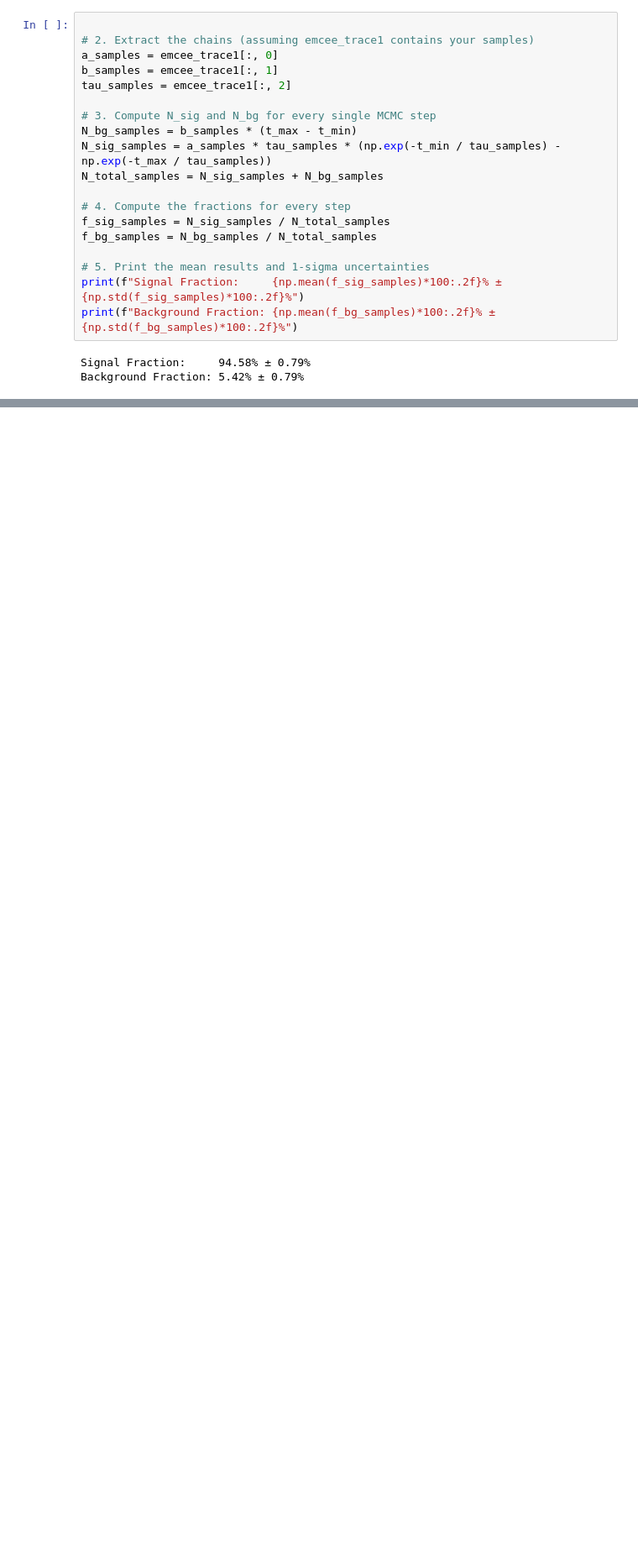
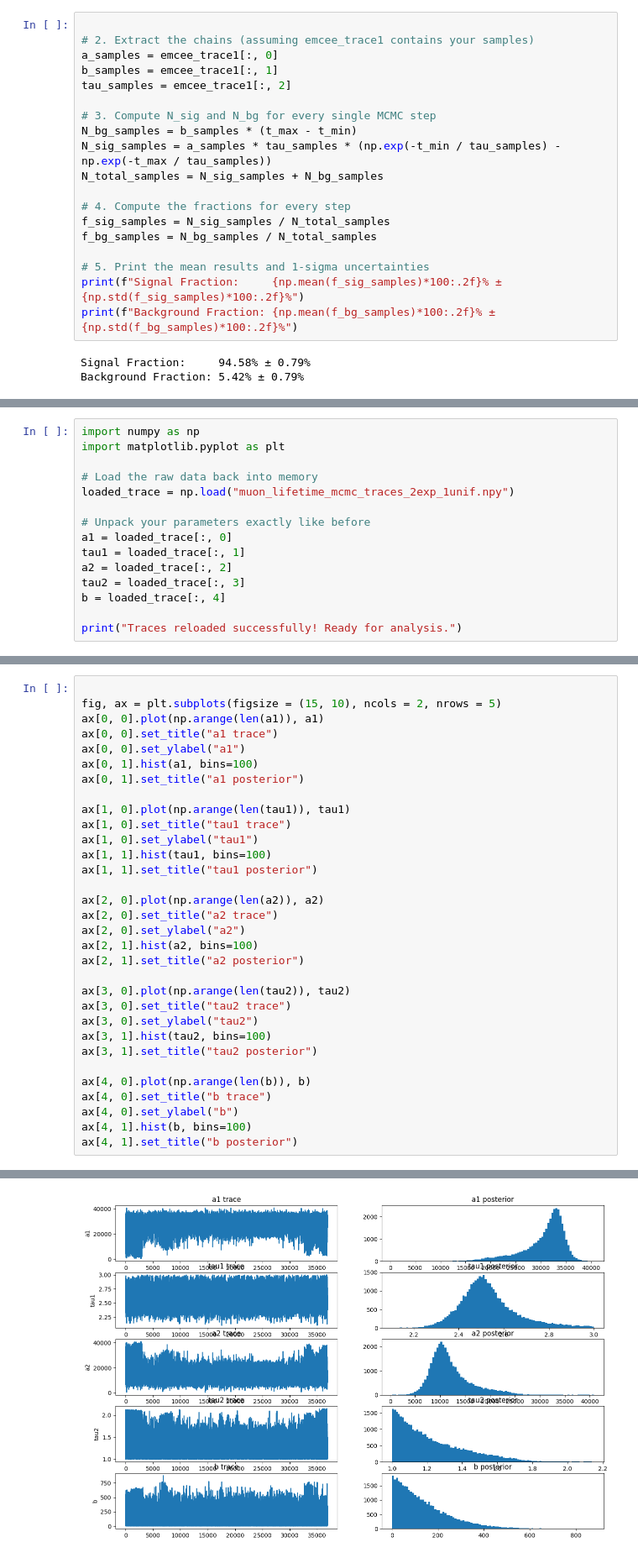
Before and after one commit to Matti-z/Lab-muons, a Jupyter notebook: anal_bayes.ipynb, the cells around one changed output, grey strips where cells are left out. Shown at 84% size. Drawn from its saved outputs; the diff is of its cells as text; blank space fills up the shorter version.

```diff
--- a/anal_bayes.ipynb
+++ b/anal_bayes.ipynb
@@ -328,0 +493,15 @@ Array shape saved: (366816, 3)
+# %%
+import numpy as np
+import matplotlib.pyplot as plt
+
+# Load the raw data back into memory
+loaded_trace = np.load("muon_lifetime_mcmc_traces_2exp_1unif.npy")
+
+# Unpack your parameters exactly like before
+a1 = loaded_trace[:, 0]
+tau1 = loaded_trace[:, 1]
+a2 = loaded_trace[:, 2]
+tau2 = loaded_trace[:, 3]
+b = loaded_trace[:, 4]
+
+print("Traces reloaded successfully! Ready for analysis.")
@@ -328,0 +510,33 @@ Array shape saved: (366816, 3)
+# %%
+
+fig, ax = plt.subplots(figsize = (15, 10), ncols = 2, nrows = 5)
+ax[0, 0].plot(np.arange(len(a1)), a1)
+ax[0, 0].set_title("a1 trace")
+ax[0, 0].set_ylabel("a1")
+ax[0, 1].hist(a1, bins=100)
+ax[0, 1].set_title("a1 posterior")
+
+ax[1, 0].plot(np.arange(len(tau1)), tau1)
+ax[1, 0].set_title("tau1 trace")
+ax[1, 0].set_ylabel("tau1")
+ax[1, 1].hist(tau1, bins=100)
+ax[1, 1].set_title("tau1 posterior")
+
+ax[2, 0].plot(np.arange(len(a2)), a2)
+ax[2, 0].set_title("a2 trace")
+ax[2, 0].set_ylabel("a2")
+ax[2, 1].hist(a2, bins=100)
+ax[2, 1].set_title("a2 posterior")
+
+ax[3, 0].plot(np.arange(len(tau2)), tau2)
+ax[3, 0].set_title("tau2 trace")
+ax[3, 0].set_ylabel("tau2")
+ax[3, 1].hist(tau2, bins=100)
+ax[3, 1].set_title("tau2 posterior")
+
+ax[4, 0].plot(np.arange(len(b)), b)
+ax[4, 0].set_title("b trace")
+ax[4, 0].set_ylabel("b")
+ax[4, 1].hist(b, bins=100)
+ax[4, 1].set_title("b posterior")
+# %% [output]
@@ -328,0 +544 @@ Array shape saved: (366816, 3)
+[figure, added]
```
Also changed, not shown: parts of 11 cells of this notebook, 1 other file.
